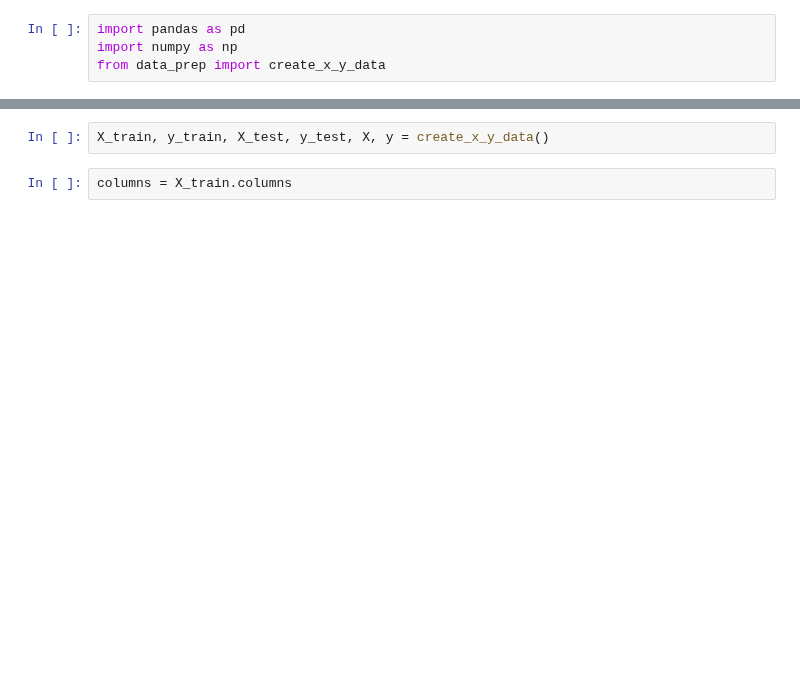
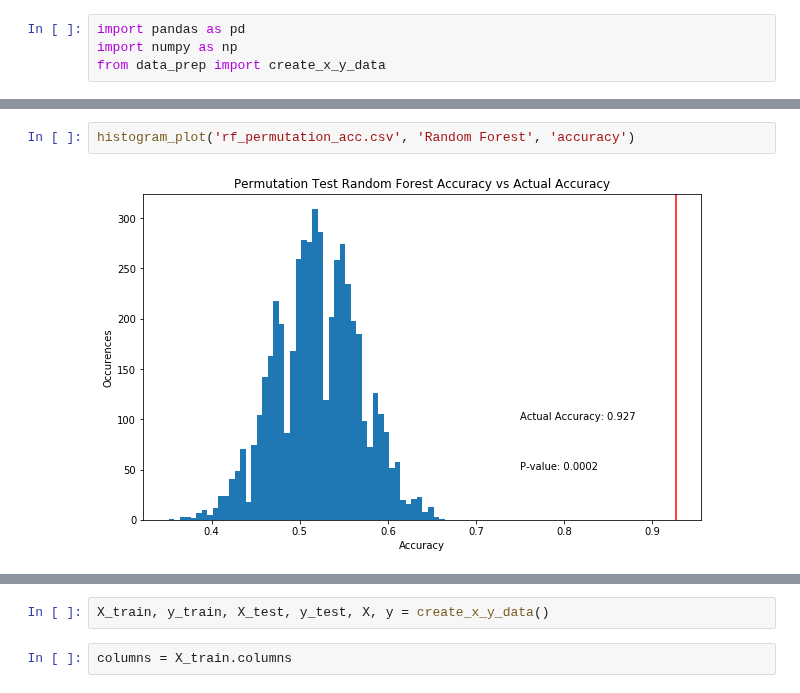
Before and after one commit to NCBI-Hackathons/ConsensusML, a Jupyter notebook: scripts/cm_work/first_round_hack.ipynb, the cells around one changed output, grey strips where cells are left out. Saved outputs shown, nothing was run; the diff lists cells and outputs as text; blank space fills up the shorter version.

```diff
--- a/scripts/cm_work/first_round_hack.ipynb
+++ b/scripts/cm_work/first_round_hack.ipynb
@@ -4,0 +17,4 @@ from data_prep import create_x_y_data
+# %%
+histogram_plot('rf_permutation_acc.csv', 'Random Forest', 'accuracy')
+# %% [output]
+[figure, added]
```
Also changed, not shown: parts of 72 cells of this notebook.
